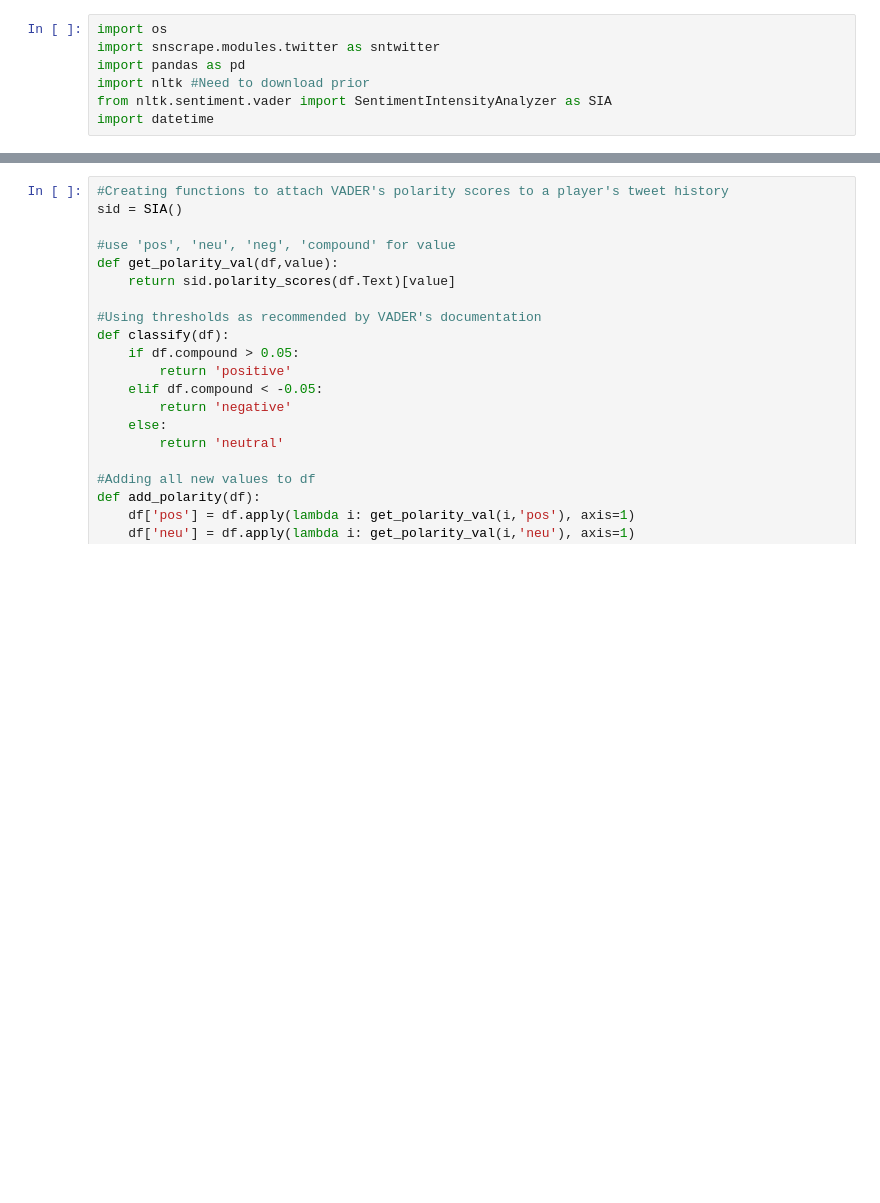
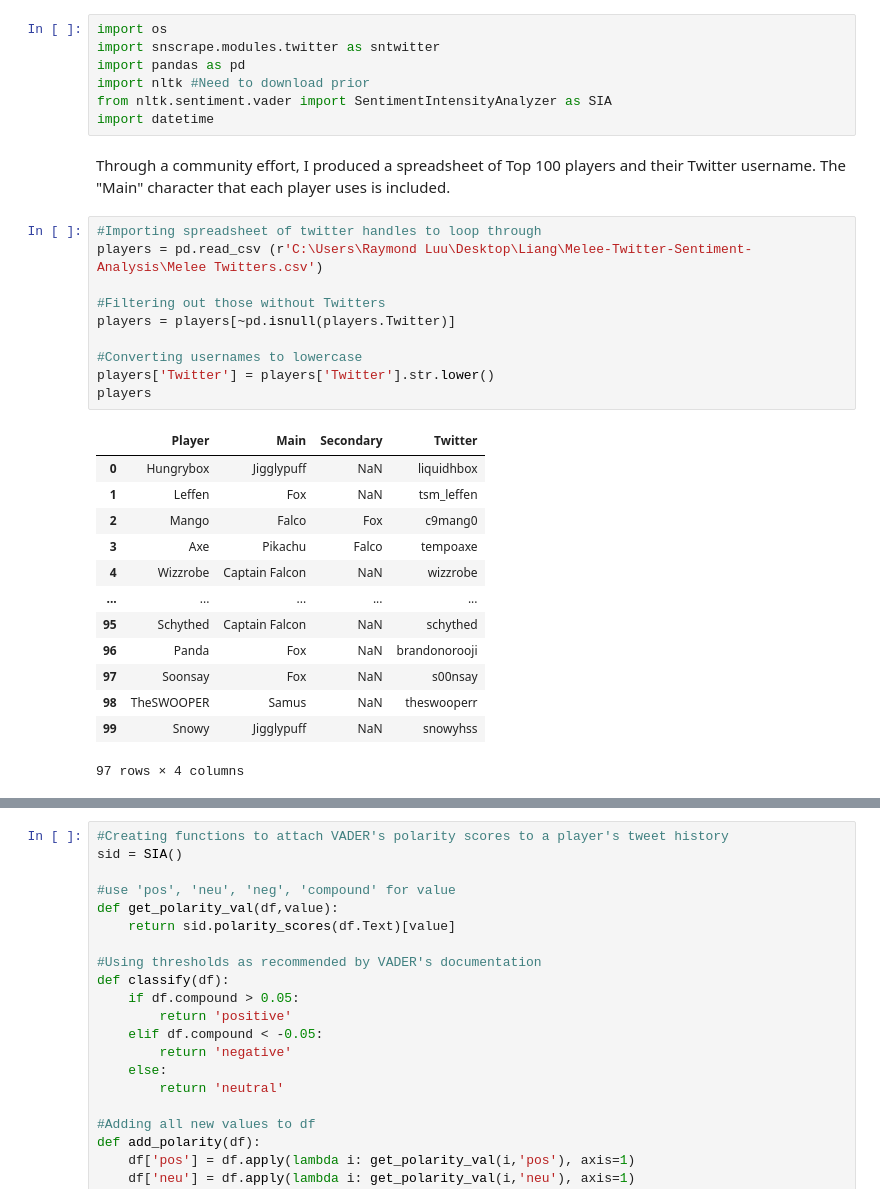
Before and after one commit to CommonerCoffee/Melee-Twitter-Scraping-Sentiment-Analysis, a Jupyter notebook: Sentiment Analysis of Professional Melee Player Twitters.ipynb, the cells around one changed output, grey strips where cells are left out. Cells and saved outputs as stored; diff of their text form; blank space fills up the shorter version.

```diff
--- a/Sentiment Analysis of Professional Melee Player Twitters.ipynb
+++ b/Sentiment Analysis of Professional Melee Player Twitters.ipynb
@@ -5,3 +11,29 @@ import pandas as pd
 import nltk #Need to download prior
 from nltk.sentiment.vader import SentimentIntensityAnalyzer as SIA
 import datetime
+# %% [markdown]
+Through a community effort, I produced a spreadsheet of Top 100 players and their Twitter username. The "Main" character that each player uses is included.
+# %%
+#Importing spreadsheet of twitter handles to loop through
+players = pd.read_csv (r'C:\Users\Raymond Luu\Desktop\Liang\Melee-Twitter-Sentiment-Analysis\Melee Twitters.csv')
+
+#Filtering out those without Twitters
+players = players[~pd.isnull(players.Twitter)]
+
+#Converting usernames to lowercase
+players['Twitter'] = players['Twitter'].str.lower()
+players
+# %% [output]
+|  | Player | Main | Secondary | Twitter |
+| 0 | Hungrybox | Jigglypuff | NaN | liquidhbox |
+| 1 | Leffen | Fox | NaN | tsm_leffen |
+| 2 | Mango | Falco | Fox | c9mang0 |
+| 3 | Axe | Pikachu | Falco | tempoaxe |
+| 4 | Wizzrobe | Captain Falcon | NaN | wizzrobe |
+| ... | ... | ... | ... | ... |
+| 95 | Schythed | Captain Falcon | NaN | schythed |
+| 96 | Panda | Fox | NaN | brandonorooji |
+| 97 | Soonsay | Fox | NaN | s00nsay |
+| 98 | TheSWOOPER | Samus | NaN | theswooperr |
+| 99 | Snowy | Jigglypuff | NaN | snowyhss |
+97 rows × 4 columns
```
Also changed, not shown: parts of 18 cells of this notebook, 1 other file.
